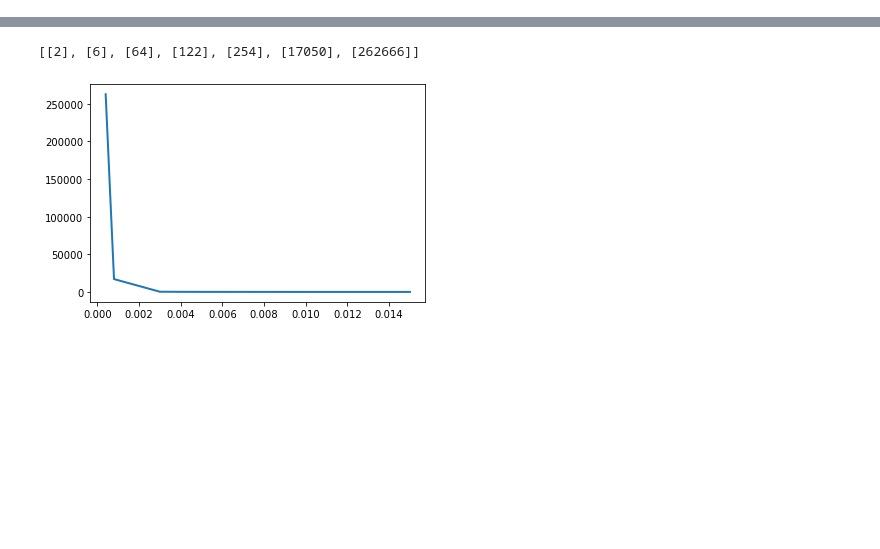
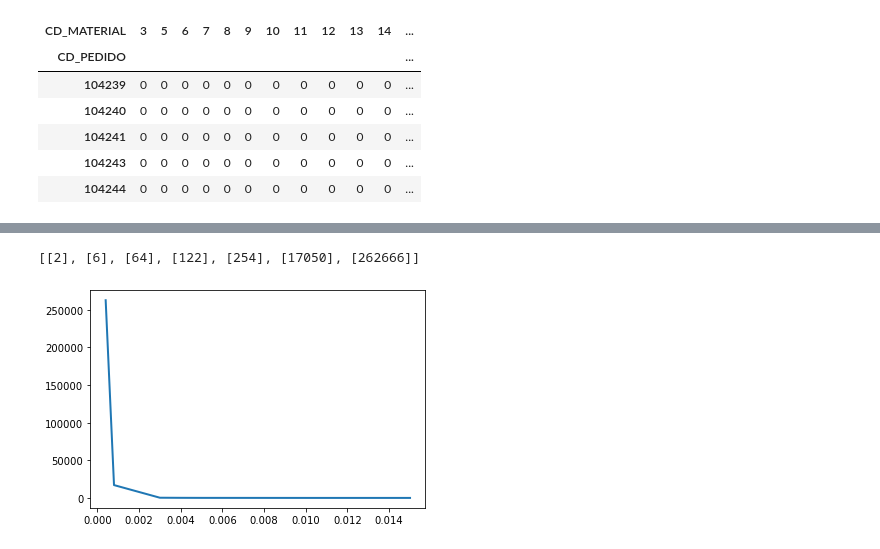
Before and after one commit to Rafael-T-Santos/TERA-Recomendacao, a Jupyter notebook: Projeto_principal.ipynb, the cells around one changed output, grey strips where cells are left out. Saved outputs shown, nothing was run; the diff lists cells and outputs as text; code cells hidden in the pictures; blank space fills up the shorter version.

```diff
--- a/Projeto_principal.ipynb
+++ b/Projeto_principal.ipynb
@@ -42,0 +53,10 @@ df.shape
+# %%
+df.head()
+# %% [output]
+| CD_MATERIAL | 3 | 5 | 6 | 7 | 8 | 9 | 10 | 11 | 12 | 13 | 14 | ... |
+| CD_PEDIDO |  |  |  |  |  |  |  |  |  |  |  | ... |
+| 104239 | 0 | 0 | 0 | 0 | 0 | 0 | 0 | 0 | 0 | 0 | 0 | ... |
+| 104240 | 0 | 0 | 0 | 0 | 0 | 0 | 0 | 0 | 0 | 0 | 0 | ... |
+| 104241 | 0 | 0 | 0 | 0 | 0 | 0 | 0 | 0 | 0 | 0 | 0 | ... |
+| 104243 | 0 | 0 | 0 | 0 | 0 | 0 | 0 | 0 | 0 | 0 | 0 | ... |
+| 104244 | 0 | 0 | 0 | 0 | 0 | 0 | 0 | 0 | 0 | 0 | 0 | ... |
```
Also changed, not shown: parts of 43 cells of this notebook, 1 other file.
